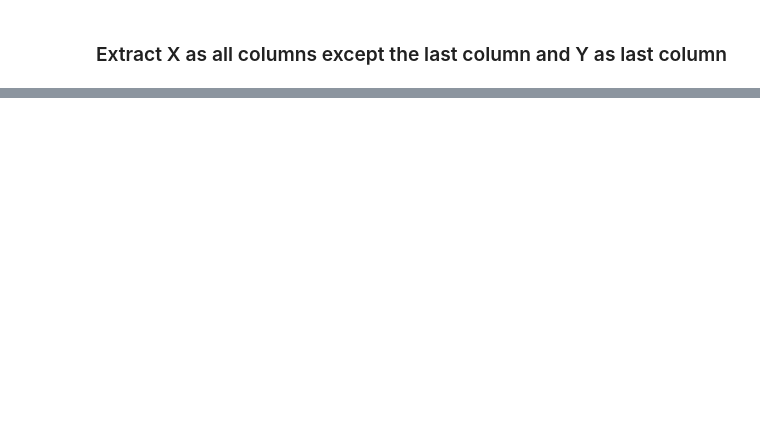
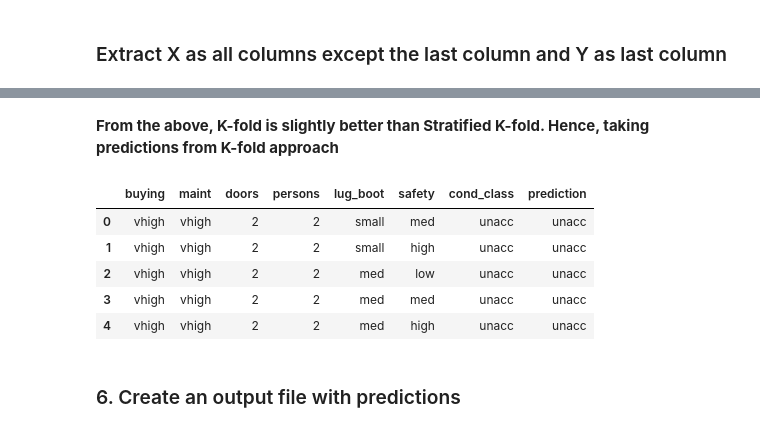
Before and after one commit to Hemendra-AKUTHOTA/ML-assignment1-Set2, a Jupyter notebook: Q1/Q1.ipynb, the cells around one changed output, grey strips where cells are left out. Saved outputs shown, nothing was run; the diff lists cells and outputs as text; code cells hidden in the pictures; blank space fills up the shorter version.

```diff
--- a/Q1/Q1.ipynb
+++ b/Q1/Q1.ipynb
@@ -177,5 +163,3 @@ sns.heatmap(car_data_dummies_corr,annot=True,cmap="YlGnBu")
-# %%
-car_data_new = car_data_dummies
 # %%
 car_data_new.head()
 # %% [output]
@@ -193,0 +175,2 @@ y = car_data_new.iloc[:, 21]
+# %%
+car_data_new = car_data_new.drop(['cond_class_unacc'],axis=1)
@@ -302,0 +230,7 @@ Accuracy: 0.955 (0.007)
+# %%
+predictions_kf = cross_val_predict(model_kf, x, y, cv=kfold)
+cm = confusion_matrix(y, predictions_kf)
+precision, recall, fscore, support = score(y, predictions_kf, average='micro')
+print(fscore)
+print(cm)
+print(classification_report(y,predictions_kf))
@@ -302,0 +301,17 @@ Accuracy: 0.955 (0.007)
+# %% [markdown]
+**From the above, K-fold is slightly better than Stratified K-fold. Hence, taking predictions from K-fold approach**
+# %%
+car_data['prediction'] = predictions_kf
+car_data.loc[car_data['prediction'] == 0, 'prediction'] = 'unacc'
+car_data.loc[car_data['prediction'] == 1, 'prediction'] = 'acc'
+# %%
+car_data.head()
+# %% [output]
+|  | buying | maint | doors | persons | lug_boot | safety | cond_class | prediction |
+| 0 | vhigh | vhigh | 2 | 2 | small | med | unacc | unacc |
+| 1 | vhigh | vhigh | 2 | 2 | small | high | unacc | unacc |
+| 2 | vhigh | vhigh | 2 | 2 | med | low | unacc | unacc |
+| 3 | vhigh | vhigh | 2 | 2 | med | med | unacc | unacc |
+| 4 | vhigh | vhigh | 2 | 2 | med | high | unacc | unacc |
+# %% [markdown]
+### 6. Create an output file with predictions
```
Also changed, not shown: parts of 70 cells of this notebook.
